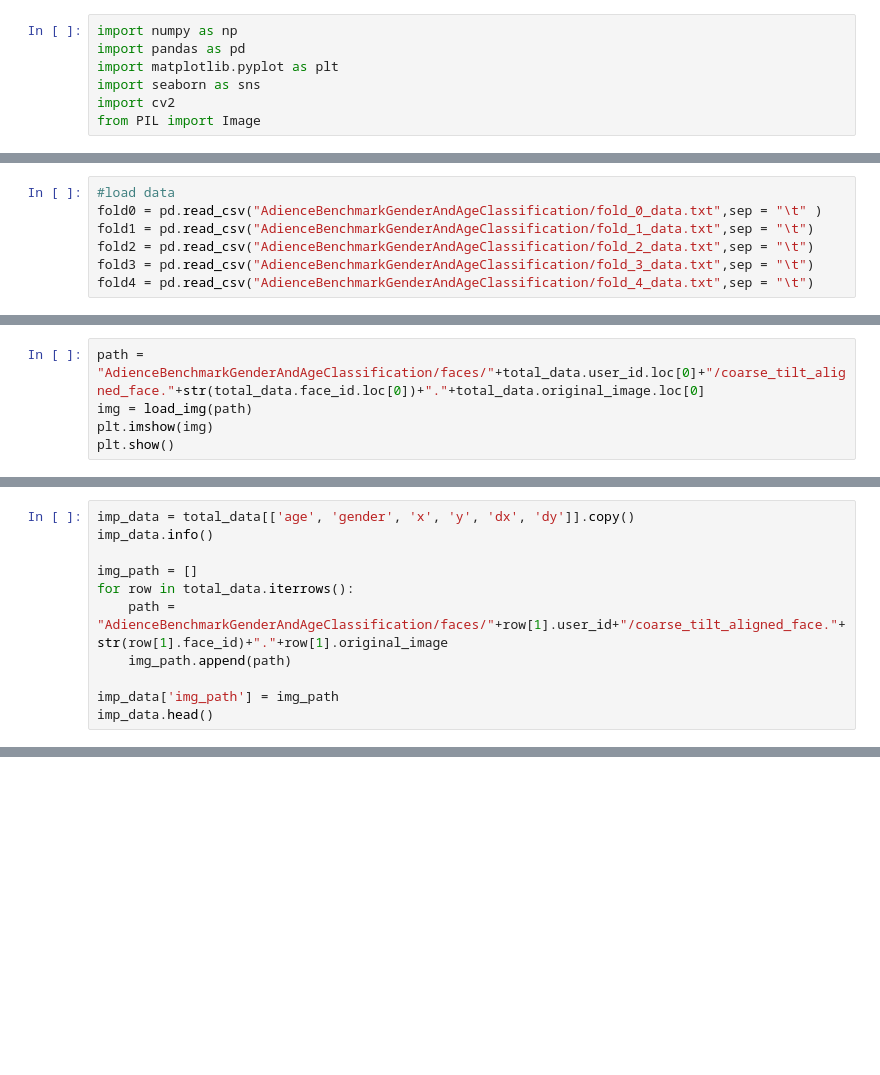
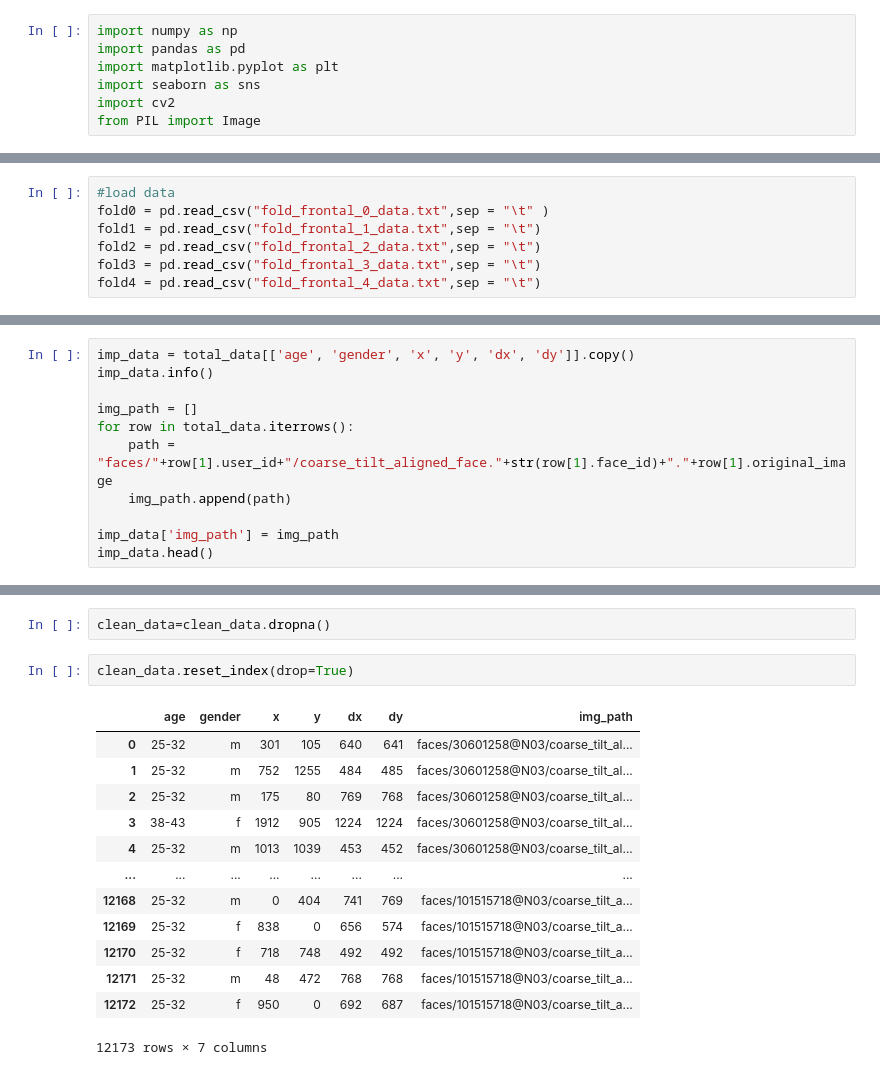
Before and after one commit to Ahtesham-Ibne-Mostafa/Image_Processing, a Jupyter notebook: Gender_and_Age_Detection_using_Keras_and_OpenCV.ipynb, the cells around one changed output, grey strips where cells are left out. Saved outputs shown, nothing was run; the diff lists cells and outputs as text; blank space fills up the shorter version.

```diff
--- a/Gender_and_Age_Detection_using_Keras_and_OpenCV.ipynb
+++ b/Gender_and_Age_Detection_using_Keras_and_OpenCV.ipynb
@@ -16,10 +13,10 @@ from PIL import Image
 # %%
 #load data
-fold0 = pd.read_csv("AdienceBenchmarkGenderAndAgeClassification/fold_0_data.txt",sep = "\t" )
-fold1 = pd.read_csv("AdienceBenchmarkGenderAndAgeClassification/fold_1_data.txt",sep = "\t")
-fold2 = pd.read_csv("AdienceBenchmarkGenderAndAgeClassification/fold_2_data.txt",sep = "\t")
-fold3 = pd.read_csv("AdienceBenchmarkGenderAndAgeClassification/fold_3_data.txt",sep = "\t")
-fold4 = pd.read_csv("AdienceBenchmarkGenderAndAgeClassification/fold_4_data.txt",sep = "\t")
+fold0 = pd.read_csv("fold_frontal_0_data.txt",sep = "\t" )
+fold1 = pd.read_csv("fold_frontal_1_data.txt",sep = "\t")
+fold2 = pd.read_csv("fold_frontal_2_data.txt",sep = "\t")
+fold3 = pd.read_csv("fold_frontal_3_data.txt",sep = "\t")
+fold4 = pd.read_csv("fold_frontal_4_data.txt",sep = "\t")
 # %%
 total_data = pd.concat([fold0, fold1, fold2, fold3, fold4], ignore_index=True)
 print(total_data.shape)
@@ -39,5 +101,0 @@ from keras.preprocessing.image import ImageDataGenerator, img_to_array, load_img
-# %%
-path = "AdienceBenchmarkGenderAndAgeClassification/faces/"+total_data.user_id.loc[0]+"/coarse_tilt_aligned_face."+str(total_data.face_id.loc[0])+"."+total_data.original_image.loc[0]
-img = load_img(path)
-plt.imshow(img)
-plt.show()
@@ -47,7 +110,7 @@ imp_data.info()
 
 img_path = []
 for row in total_data.iterrows():
-    path = "AdienceBenchmarkGenderAndAgeClassification/faces/"+row[1].user_id+"/coarse_tilt_aligned_face."+str(row[1].face_id)+"."+row[1].original_image
+    path = "faces/"+row[1].user_id+"/coarse_tilt_aligned_face."+str(row[1].face_id)+"."+row[1].original_image
     img_path.append(path)
 
 imp_data['img_path'] = img_path
@@ -71,0 +207,18 @@ clean_data.info()
+# %%
+clean_data=clean_data.dropna()
+# %%
+clean_data.reset_index(drop=True)
+# %% [output]
+|  | age | gender | x | y | dx | dy | img_path |
+| 0 | 25-32 | m | 301 | 105 | 640 | 641 | faces/30601258@N03/coarse_tilt_al... |
+| 1 | 25-32 | m | 752 | 1255 | 484 | 485 | faces/30601258@N03/coarse_tilt_al... |
+| 2 | 25-32 | m | 175 | 80 | 769 | 768 | faces/30601258@N03/coarse_tilt_al... |
+| 3 | 38-43 | f | 1912 | 905 | 1224 | 1224 | faces/30601258@N03/coarse_tilt_al... |
+| 4 | 25-32 | m | 1013 | 1039 | 453 | 452 | faces/30601258@N03/coarse_tilt_al... |
+| ... | ... | ... | ... | ... | ... | ... | ... |
+| 12168 | 25-32 | m | 0 | 404 | 741 | 769 | faces/101515718@N03/coarse_tilt_a... |
+| 12169 | 25-32 | f | 838 | 0 | 656 | 574 | faces/101515718@N03/coarse_tilt_a... |
+| 12170 | 25-32 | f | 718 | 748 | 492 | 492 | faces/101515718@N03/coarse_tilt_a... |
+| 12171 | 25-32 | m | 48 | 472 | 768 | 768 | faces/101515718@N03/coarse_tilt_a... |
+| 12172 | 25-32 | f | 950 | 0 | 692 | 687 | faces/101515718@N03/coarse_tilt_a... |
+12173 rows × 7 columns
```
Also changed, not shown: parts of 32 cells of this notebook.
